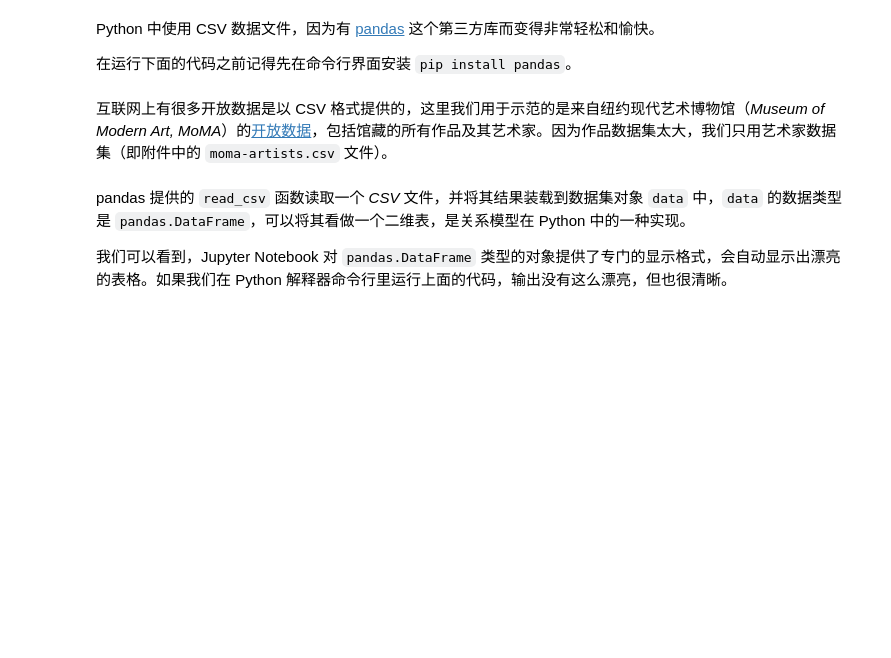
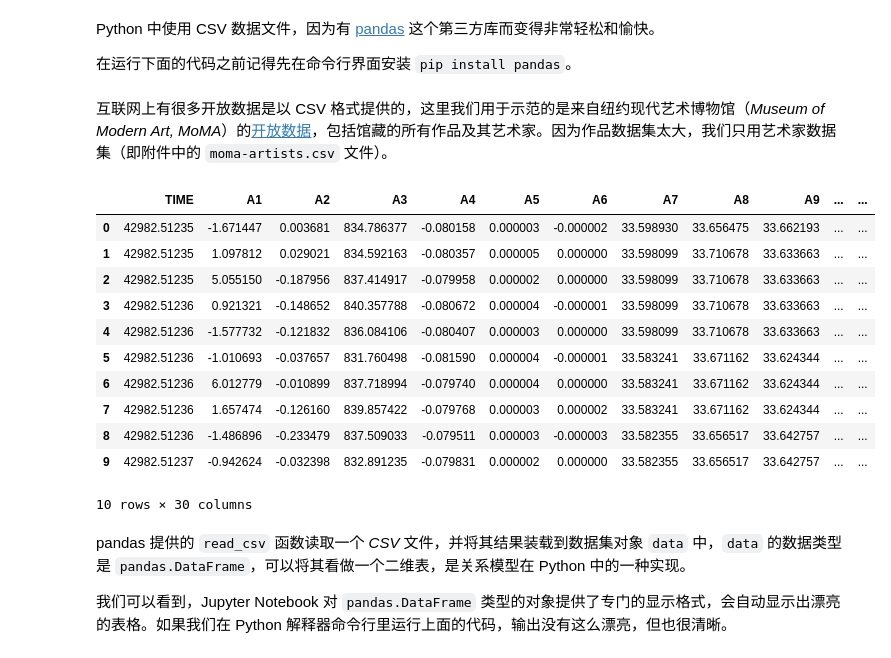
Before and after one commit to wenshizhe/pilot-student, a Jupyter notebook: p2-c-database.ipynb, the cells around one changed output. Drawn from its saved outputs; the diff is of its cells as text; code cells hidden in the pictures; blank space fills up the shorter version.

```diff
--- a/p2-c-database.ipynb
+++ b/p2-c-database.ipynb
@@ -216,3 +214,20 @@ Python 中使用 CSV 数据文件，因为有 [pandas](https://pandas.pydata.org
+# %%
+import pandas as pd
+data=pd.read_csv('MyData1.csv')
+data.head(10)
+# %% [output]
+|  | TIME | A1 | A2 | A3 | A4 | A5 | A6 | A7 | A8 | A9 | ... | ... |
+| 0 | 42982.51235 | -1.671447 | 0.003681 | 834.786377 | -0.080158 | 0.000003 | -0.000002 | 33.598930 | 33.656475 | 33.662193 | ... | ... |
+| 1 | 42982.51235 | 1.097812 | 0.029021 | 834.592163 | -0.080357 | 0.000005 | 0.000000 | 33.598099 | 33.710678 | 33.633663 | ... | ... |
+| 2 | 42982.51235 | 5.055150 | -0.187956 | 837.414917 | -0.079958 | 0.000002 | 0.000000 | 33.598099 | 33.710678 | 33.633663 | ... | ... |
+| 3 | 42982.51236 | 0.921321 | -0.148652 | 840.357788 | -0.080672 | 0.000004 | -0.000001 | 33.598099 | 33.710678 | 33.633663 | ... | ... |
+| 4 | 42982.51236 | -1.577732 | -0.121832 | 836.084106 | -0.080407 | 0.000003 | 0.000000 | 33.598099 | 33.710678 | 33.633663 | ... | ... |
+| 5 | 42982.51236 | -1.010693 | -0.037657 | 831.760498 | -0.081590 | 0.000004 | -0.000001 | 33.583241 | 33.671162 | 33.624344 | ... | ... |
+| 6 | 42982.51236 | 6.012779 | -0.010899 | 837.718994 | -0.079740 | 0.000004 | 0.000000 | 33.583241 | 33.671162 | 33.624344 | ... | ... |
+| 7 | 42982.51236 | 1.657474 | -0.126160 | 839.857422 | -0.079768 | 0.000003 | 0.000002 | 33.583241 | 33.671162 | 33.624344 | ... | ... |
+| 8 | 42982.51236 | -1.486896 | -0.233479 | 837.509033 | -0.079511 | 0.000003 | -0.000003 | 33.582355 | 33.656517 | 33.642757 | ... | ... |
+| 9 | 42982.51237 | -0.942624 | -0.032398 | 832.891235 | -0.079831 | 0.000002 | 0.000000 | 33.582355 | 33.656517 | 33.642757 | ... | ... |
+10 rows × 30 columns
 # %% [markdown]
 pandas 提供的 `read_csv` 函数读取一个 *CSV* 文件，并将其结果装载到数据集对象 `data` 中，`data` 的数据类型是 `pandas.DataFrame`，可以将其看做一个二维表，是关系模型在 Python 中的一种实现。
 
```
Also changed, not shown: parts of 11 cells of this notebook.
